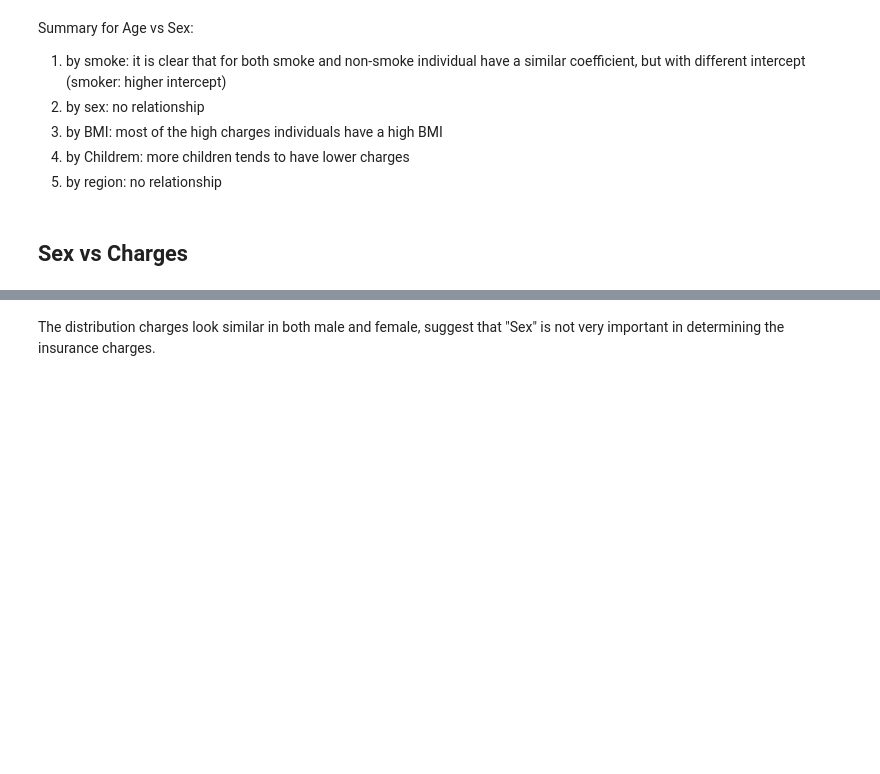
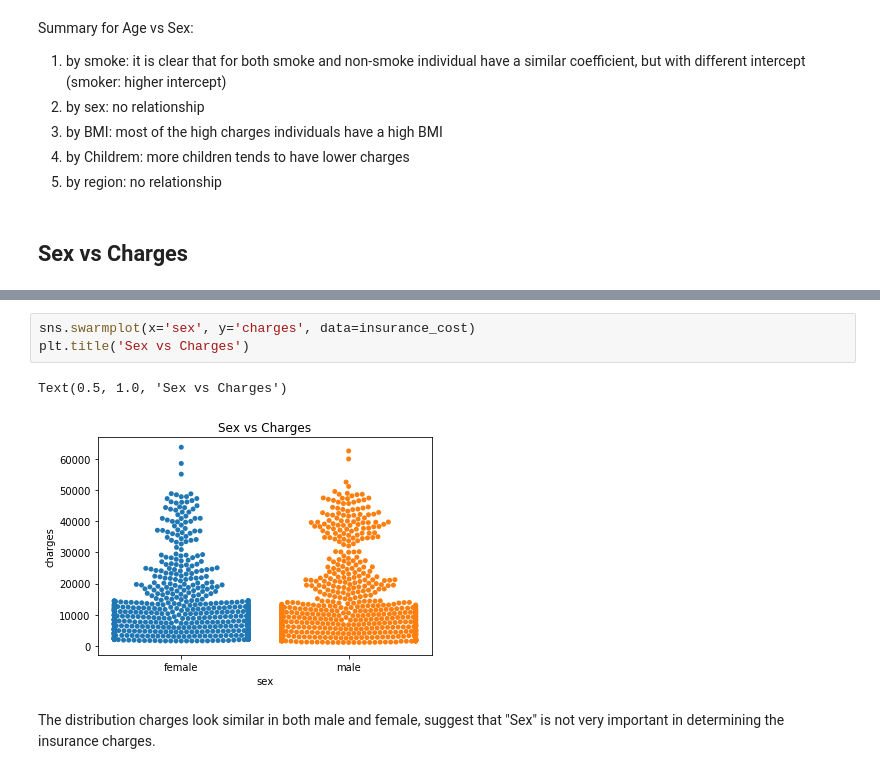
Before and after one commit to rockyclh/US-Insurance-Charges, a Jupyter notebook: US Medical Insurance Cost.ipynb, the cells around one changed output, grey strips where cells are left out. Cells and saved outputs as stored; diff of their text form; blank space fills up the shorter version.

```diff
--- a/US Medical Insurance Cost.ipynb
+++ b/US Medical Insurance Cost.ipynb
@@ -236,3 +236,9 @@ Text(0.5, 1, 'Sex vs Charges')
+# %%
+sns.swarmplot(x='sex', y='charges', data=insurance_cost)
+plt.title('Sex vs Charges')
+# %% [output]
+Text(0.5, 1.0, 'Sex vs Charges')
+[figure, added]
 # %% [markdown]
 The distribution charges look similar in both male and female, suggest that "Sex" is not very important in determining the insurance charges.
 # %%
```
Also changed, not shown: parts of 13 cells of this notebook.
